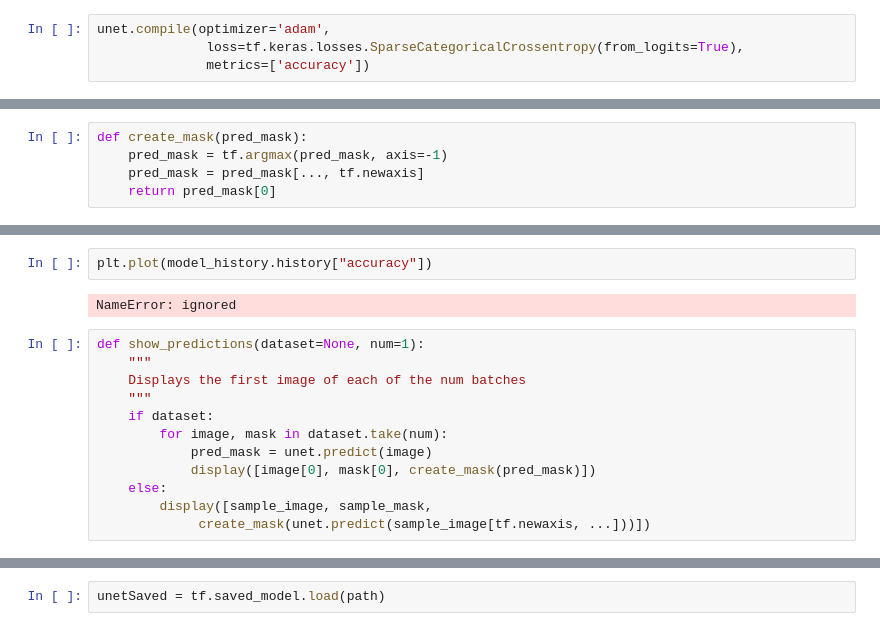
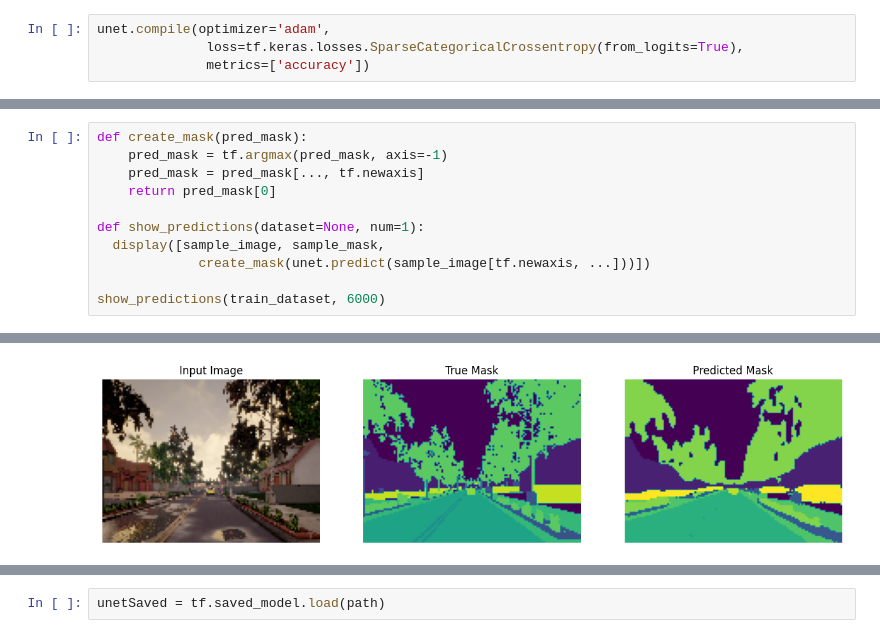
Before and after one commit to MatheusSantos2/OwlVision_MLVisions, a Jupyter notebook: OwlVision_SegmentadorSemantico.ipynb, the cells around one changed output, grey strips where cells are left out. Drawn from its saved outputs; the diff is of its cells as text.

```diff
--- a/OwlVision_SegmentadorSemantico.ipynb
+++ b/OwlVision_SegmentadorSemantico.ipynb
@@ -234,3 +255,10 @@ def create_mask(pred_mask):
     pred_mask = tf.argmax(pred_mask, axis=-1)
     pred_mask = pred_mask[..., tf.newaxis]
     return pred_mask[0]
+
+def show_predictions(dataset=None, num=1):
+  display([sample_image, sample_mask,
+             create_mask(unet.predict(sample_image[tf.newaxis, ...]))])
+
+show_predictions(train_dataset, 6000)
+# %% [output]
@@ -237,16 +266 @@ def create_mask(pred_mask):
+[figure, added]
-# %%
-plt.plot(model_history.history["accuracy"])
-# %% [output]
-NameError: ignored
-# %%
-def show_predictions(dataset=None, num=1):
-    """
-    Displays the first image of each of the num batches
-    """
-    if dataset:
-        for image, mask in dataset.take(num):
-            pred_mask = unet.predict(image)
-            display([image[0], mask[0], create_mask(pred_mask)])
-    else:
-        display([sample_image, sample_mask,
-             create_mask(unet.predict(sample_image[tf.newaxis, ...]))])
```
Also changed, not shown: parts of 16 cells of this notebook, 3 other files.
